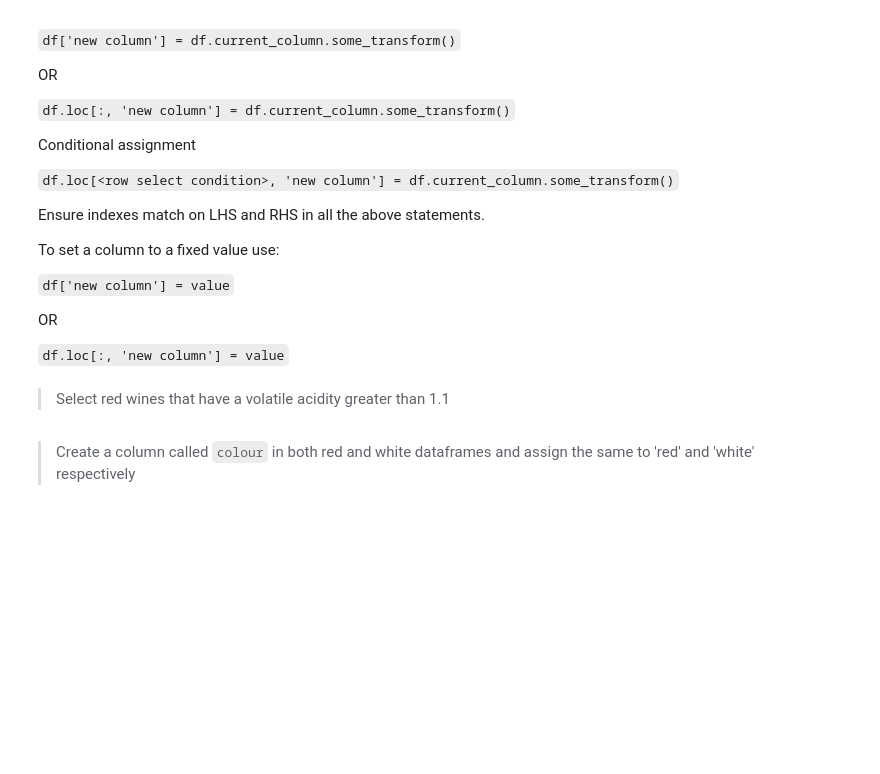
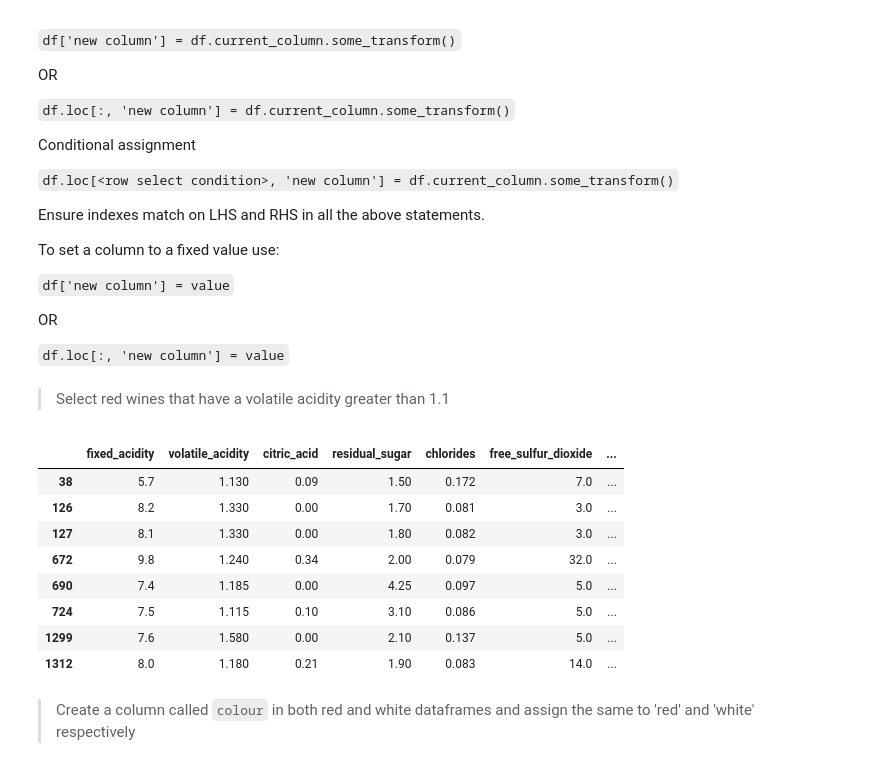
Before and after one commit to goodhamgupta/ml_workshop, a Jupyter notebook: 01-Introduction.ipynb, the cells around one changed output. Drawn from its saved outputs; the diff is of its cells as text; code cells hidden in the pictures; blank space fills up the shorter version.

````diff
--- a/01-Introduction.ipynb
+++ b/01-Introduction.ipynb
@@ -206,2 +218,5 @@ Print the top two lines from the red wine data
 # %% [markdown]
 > Load the red wine and white wine data into dataframes called red_df and white_df, respectively
+# %%
+red_df = pd.read_csv('data/winequality/winequality-red.csv', sep=';')
+white_df = pd.read_csv('data/winequality/winequality-white.csv', sep=';')
@@ -238,0 +272,3 @@ Index(['fixed_acidity', 'volatile_acidity', 'citric_acid', 'residual_sugar',
+# %%
+red_df.columns = ['_'.join(c.split()).lower() for c in red_df.columns]
+red_df.columns
@@ -304,6 +386,18 @@ OR
 ``` df.loc[:, 'new column'] = value ```
 # %% [markdown]
 > Select red wines that have a volatile acidity greater than 1.1
+# %%
+red_df[red_df.volatile_acidity > 1.1]
+# %% [output]
+|  | fixed_acidity | volatile_acidity | citric_acid | residual_sugar | chlorides | free_sulfur_dioxide | ... |
+| 38 | 5.7 | 1.130 | 0.09 | 1.50 | 0.172 | 7.0 | ... |
+| 126 | 8.2 | 1.330 | 0.00 | 1.70 | 0.081 | 3.0 | ... |
+| 127 | 8.1 | 1.330 | 0.00 | 1.80 | 0.082 | 3.0 | ... |
+| 672 | 9.8 | 1.240 | 0.34 | 2.00 | 0.079 | 32.0 | ... |
+| 690 | 7.4 | 1.185 | 0.00 | 4.25 | 0.097 | 5.0 | ... |
+| 724 | 7.5 | 1.115 | 0.10 | 3.10 | 0.086 | 5.0 | ... |
+| 1299 | 7.6 | 1.580 | 0.00 | 2.10 | 0.137 | 5.0 | ... |
+| 1312 | 8.0 | 1.180 | 0.21 | 1.90 | 0.083 | 14.0 | ... |
 # %% [markdown]
 > Create a column called `colour` in both red and white dataframes and assign the same to 'red' and 'white' respectively
 # %% [markdown]
````
Also changed, not shown: parts of 34 cells of this notebook, 2 other files.
